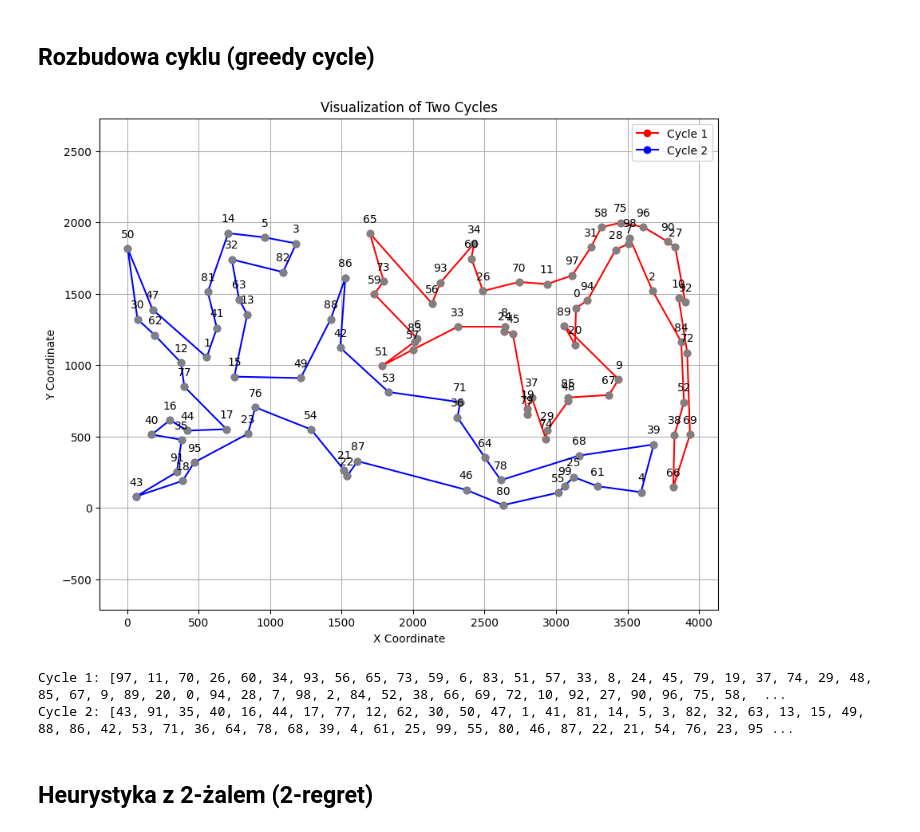
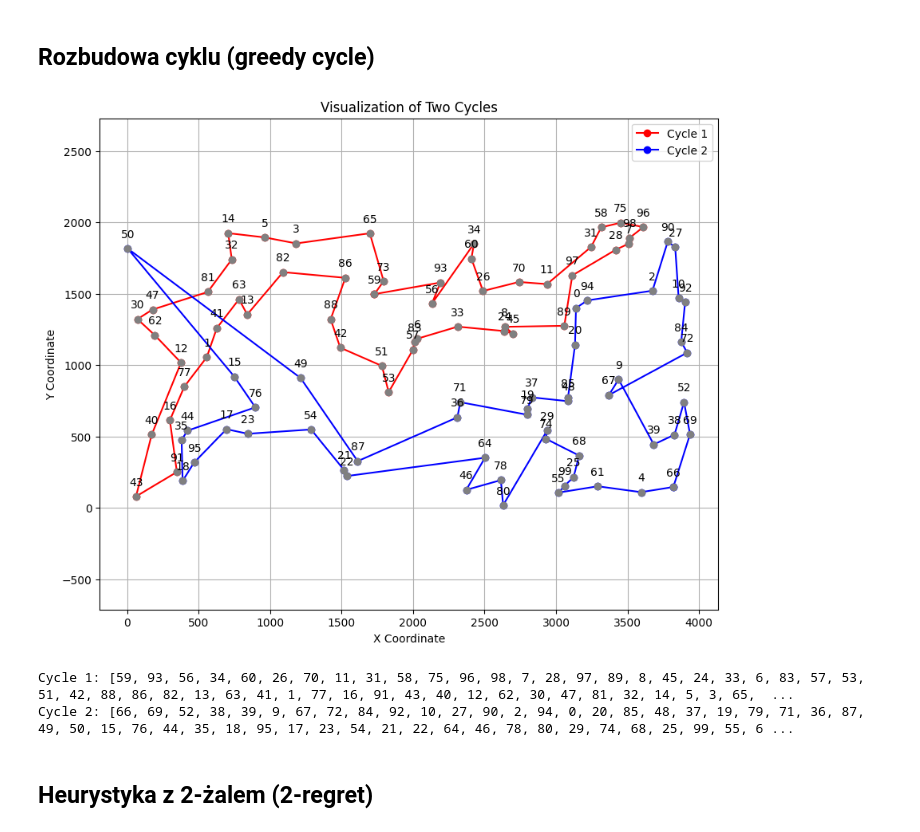
Before and after one commit to Evarios/IMO, a Jupyter notebook: zad1/zad1.ipynb, the cells around one changed output. Drawn from its saved outputs; the diff is of its cells as text; code cells hidden in the pictures.

```diff
--- a/zad1/zad1.ipynb
+++ b/zad1/zad1.ipynb
@@ -156,43 +156,48 @@ def insert_best_vertex_greedy(cycle, visited, distance_matrix):
     best_vertex = None
     best_position = None
 
+    # Only evaluate vertices not yet visited
     for vertex in range(len(distance_matrix)):
         if vertex not in visited:
-            for position in range(1, len(cycle) - 1):
-                new_cycle = cycle[:position + 1] + [vertex] + cycle[position + 1:]
-                increase = calculate_cycle_length(new_cycle, distance_matrix) - calculate_cycle_length(cycle, distance_matrix)
+            for position in range(len(cycle) - 1):
+                # Calculate insertion cost only for affected edges
+                increase = (distance_matrix[cycle[position]][vertex] +
+                            distance_matrix[vertex][cycle[position + 1]] -
+                            distance_matrix[cycle[position]][cycle[position + 1]])
+
                 if increase < best_increase:
                     best_increase = increase
                     best_vertex = vertex
                     best_position = position + 1
 
     if best_vertex is not None:
         cycle.insert(best_position, best_vertex)
         visited.add(best_vertex)
 
     return cycle
+
 
 def calculate_cycle_length(cycle, distance_matrix):
     total_length = 0
     for i in range(len(cycle)):
         total_length += distance_matrix[cycle[i]][cycle[(i + 1) % len(cycle)]]
     return total_length
 
 # Example usage
 filename_kroA100 = 'kroA100.tsp'
 filename_kroB100 = 'kroB100.tsp'
 coords_A = load_data(filename_kroA100)
 coords_B = load_data(filename_kroB100)
 distance_matrix_A = calculate_distance_matrix(coords_A)
 distance_matrix_B = calculate_distance_matrix(coords_B)
 cycle1, cycle2 = greedy_cycle_method(coords_B, distance_matrix_B)
 plot_cycles(coords_B, cycle1, cycle2)
 print("Cycle 1:", cycle1)
 print("Cycle 2:", cycle2)
 # %% [output]
-[figure, old version]
+[figure, new version]
-Cycle 1: [97, 11, 70, 26, 60, 34, 93, 56, 65, 73, 59, 6, 83, 51, 57, 33, 8, 24, 45, 79, 19, 37, 74, 29, 48, 85, 67, 9, 89, 20, 0, 94, 28, 7, 98, 2, 84, 52, 38, 66, 69, 72, 10, 92, 27, 90, 96, 75, 58,  ...
-Cycle 2: [43, 91, 35, 40, 16, 44, 17, 77, 12, 62, 30, 50, 47, 1, 41, 81, 14, 5, 3, 82, 32, 63, 13, 15, 49, 88, 86, 42, 53, 71, 36, 64, 78, 68, 39, 4, 61, 25, 99, 55, 80, 46, 87, 22, 21, 54, 76, 23, 95 ...
+Cycle 1: [59, 93, 56, 34, 60, 26, 70, 11, 31, 58, 75, 96, 98, 7, 28, 97, 89, 8, 45, 24, 33, 6, 83, 57, 53, 51, 42, 88, 86, 82, 13, 63, 41, 1, 77, 16, 91, 43, 40, 12, 62, 30, 47, 81, 32, 14, 5, 3, 65,  ...
+Cycle 2: [66, 69, 52, 38, 39, 9, 67, 72, 84, 92, 10, 27, 90, 2, 94, 0, 20, 85, 48, 37, 19, 79, 71, 36, 87, 49, 50, 15, 76, 44, 35, 18, 95, 17, 23, 54, 21, 22, 64, 46, 78, 80, 29, 74, 68, 25, 99, 55, 6 ...
 # %% [markdown]
 ## Heurystyka z 2-żalem (2-regret)
 # %%
```
Also changed, not shown: parts of 3 cells of this notebook, 8 other files.
